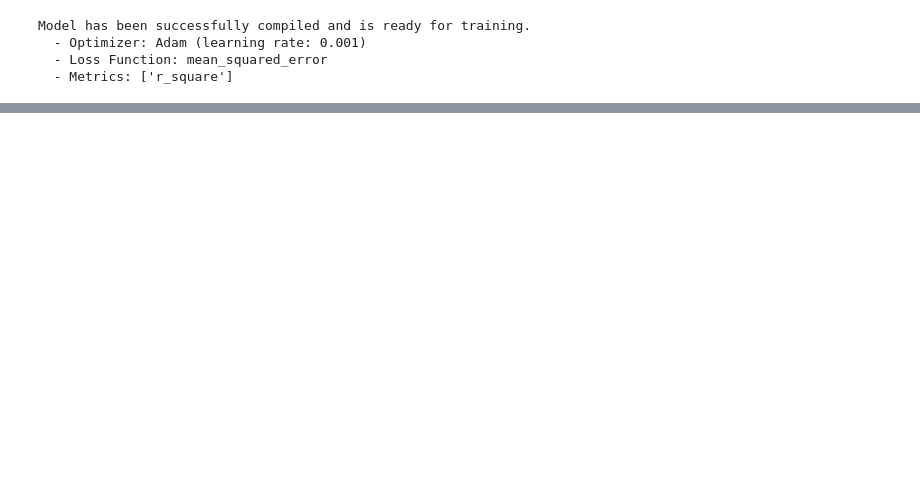
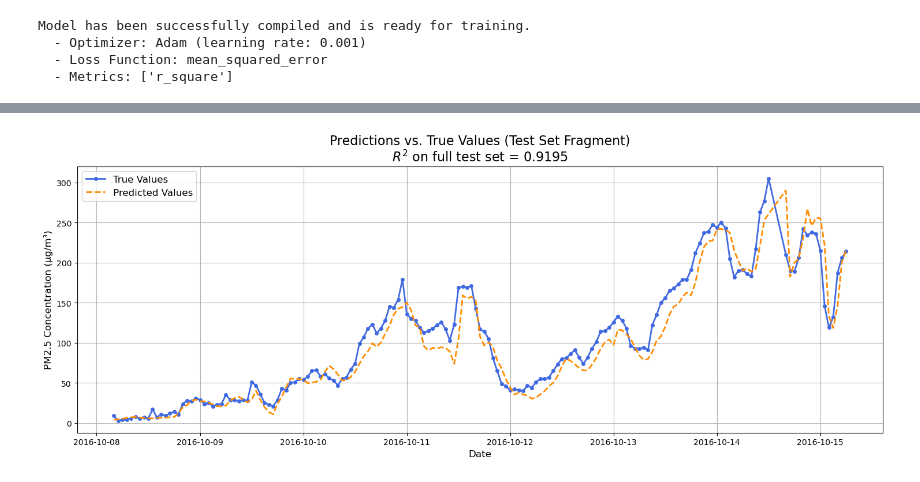
Before and after one commit to lukassso/python-mini-projects, a Jupyter notebook: machine-learning/ml_final_projects/03_air_pollution_forecasting.ipynb, the cells around one changed output, grey strips where cells are left out. Cells and saved outputs as stored; diff of their text form; code cells hidden in the pictures; blank space fills up the shorter version.

Commit message:
fp-airquality: Evaluate and visualize model predictions

```diff
--- a/machine-learning/ml_final_projects/03_air_pollution_forecasting.ipynb
+++ b/machine-learning/ml_final_projects/03_air_pollution_forecasting.ipynb
@@ -588,0 +629,31 @@ plt.show()
+# %%
+# Get relevant data segments for visualization (e.g., 168 hours = 7 days)
+# A specific slice of the test data (e.g., 7 days) is selected for plotting
+# to provide a clear visual comparison of true vs. predicted values.
+plot_slice = slice(0, 168)
+true_values_plot = y_true_test[plot_slice]
+predicted_values_plot = y_pred_test[plot_slice]
+
+# Get corresponding time labels from the original index
+# The time index corresponding to the selected data slice is retrieved
+# to ensure the plot's x-axis accurately represents time.
+time_index = X.index[split_index + WINDOW_SIZE:][plot_slice]
+
+# Create the plot
+# This section sets up the plot, showing both actual and predicted values
+# over time.
+plt.figure(figsize=(18, 6))
+plt.plot(time_index, true_values_plot, label='True Values', color='royalblue', linewidth=2, marker='.', markersize=8)
+plt.plot(time_index, predicted_values_plot, label='Predicted Values', color='darkorange', linewidth=2, linestyle='--')
+
+# Add title with R² value for context
+# The plot title includes the R-squared value from the entire test set
+# for immediate context on the model's overall performance.
+plt.title(f'Predictions vs. True Values (Test Set Fragment)\n$R^2$ on full test set = {r2_test:.4f}', fontsize=16)
+plt.xlabel('Date', fontsize=12)
+plt.ylabel('PM2.5 Concentration (µg/m³)', fontsize=12)
+plt.legend(fontsize=12)
+plt.grid(True)
+plt.show()
+# %% [output]
+[figure, added]
```
Also changed, not shown: parts of 6 cells of this notebook, 1 other file.
